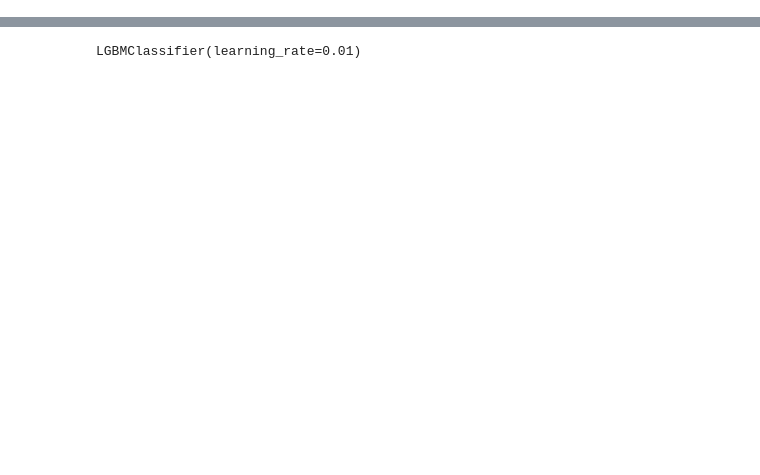
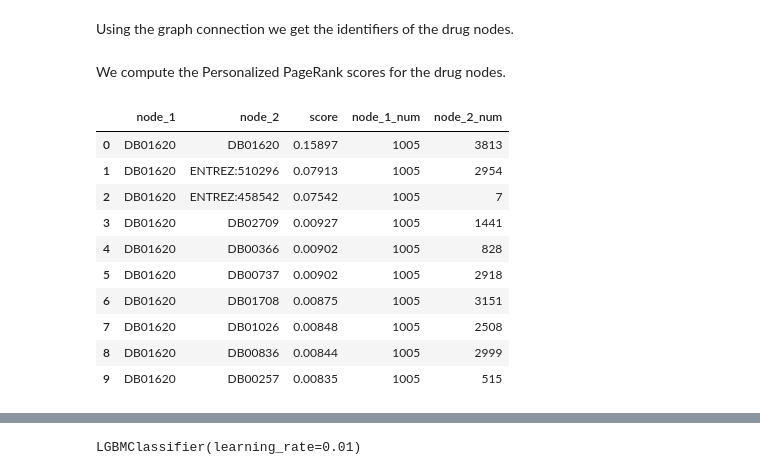
Before and after one commit to benedekrozemberczki/tigerlily, a Jupyter notebook: example_notebook.ipynb, the cells around one changed output, grey strips where cells are left out. Drawn from its saved outputs; the diff is of its cells as text; code cells hidden in the pictures; blank space fills up the shorter version.

```diff
--- a/example_notebook.ipynb
+++ b/example_notebook.ipynb
@@ -42,5 +83,8 @@ print(target.shape)
 # %%
-machine = PersonalizedPageRankMachine(host="https://tigerlily.i.tgcloud.io",
-                           graphname="tester",
-                           secret="",
-                           password="")
+host = "https://tigerlily.i.tgcloud.io"
+
+graphname = "tester"
+
+secret = "secret_goes_here"
+
+password = "password_goes_here"
@@ -46,0 +93,5 @@ machine = PersonalizedPageRankMachine(host="https://tigerlily.i.tgcloud.io",
+# %%
+machine = PersonalizedPageRankMachine(host=host,
+                                      graphname=graphname,
+                                      secret=secret,
+                                      password=password)
@@ -57,5 +114,23 @@ machine.upload_graph(new_graph=True, edges=edges)
+# %% [markdown]
+Using the graph connection we get the identifiers of the drug nodes.
 # %%
 drug_node_ids = machine.connection.getVertices("drug")
+# %% [markdown]
+We compute the Personalized PageRank scores for the drug nodes.
 # %%
 pagerank_scores = machine.get_personalized_pagerank(drug_node_ids)
+# %%
+pagerank_scores.head(10)
+# %% [output]
+|  | node_1 | node_2 | score | node_1_num | node_2_num |
+| 0 | DB01620 | DB01620 | 0.15897 | 1005 | 3813 |
+| 1 | DB01620 | ENTREZ:510296 | 0.07913 | 1005 | 2954 |
+| 2 | DB01620 | ENTREZ:458542 | 0.07542 | 1005 | 7 |
+| 3 | DB01620 | DB02709 | 0.00927 | 1005 | 1441 |
+| 4 | DB01620 | DB00366 | 0.00902 | 1005 | 828 |
+| 5 | DB01620 | DB00737 | 0.00902 | 1005 | 2918 |
+| 6 | DB01620 | DB01708 | 0.00875 | 1005 | 3151 |
+| 7 | DB01620 | DB01026 | 0.00848 | 1005 | 2508 |
+| 8 | DB01620 | DB00836 | 0.00844 | 1005 | 2999 |
+| 9 | DB01620 | DB00257 | 0.00835 | 1005 | 515 |
 # %% [markdown]
```
Also changed, not shown: parts of 46 cells of this notebook.
